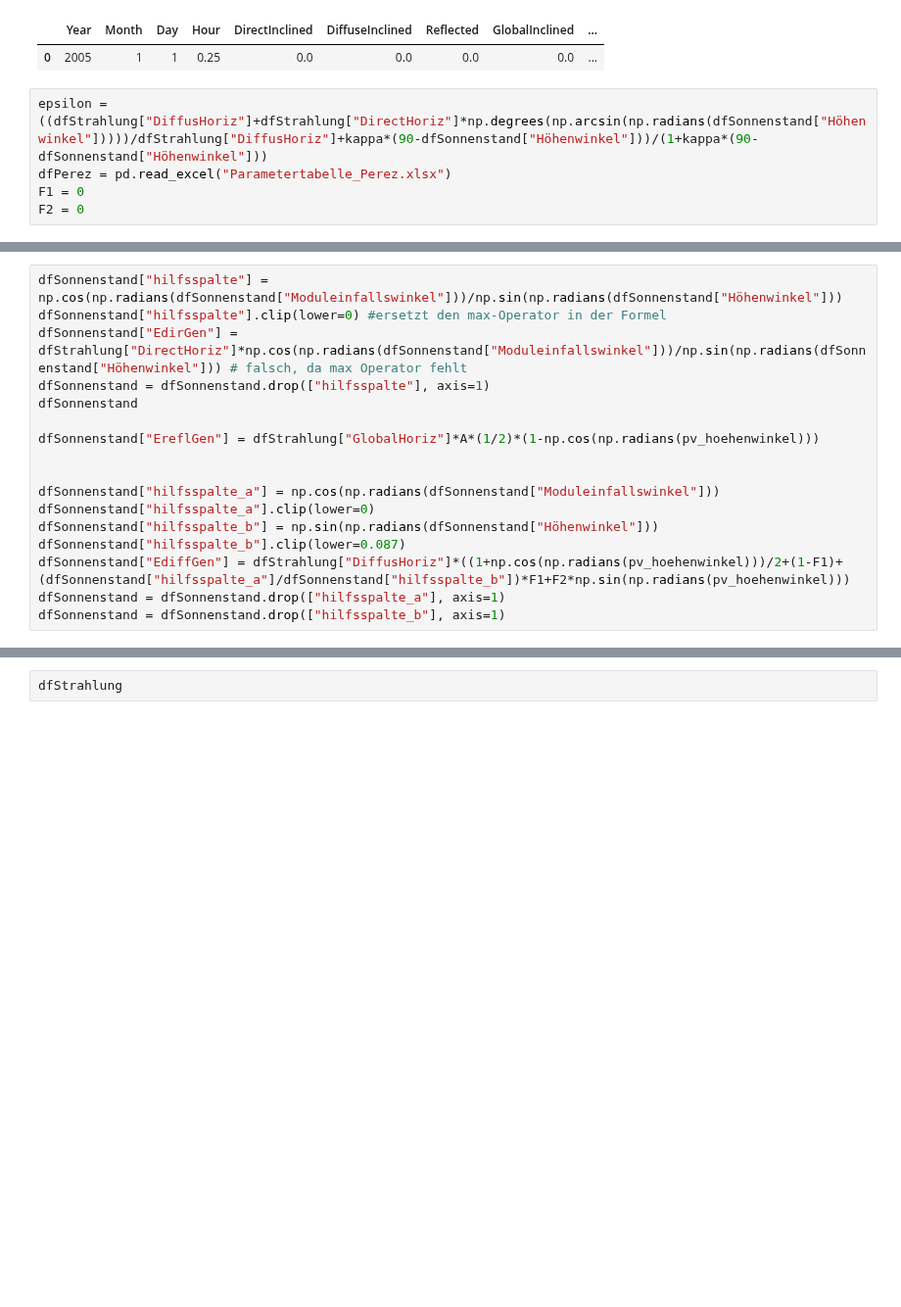
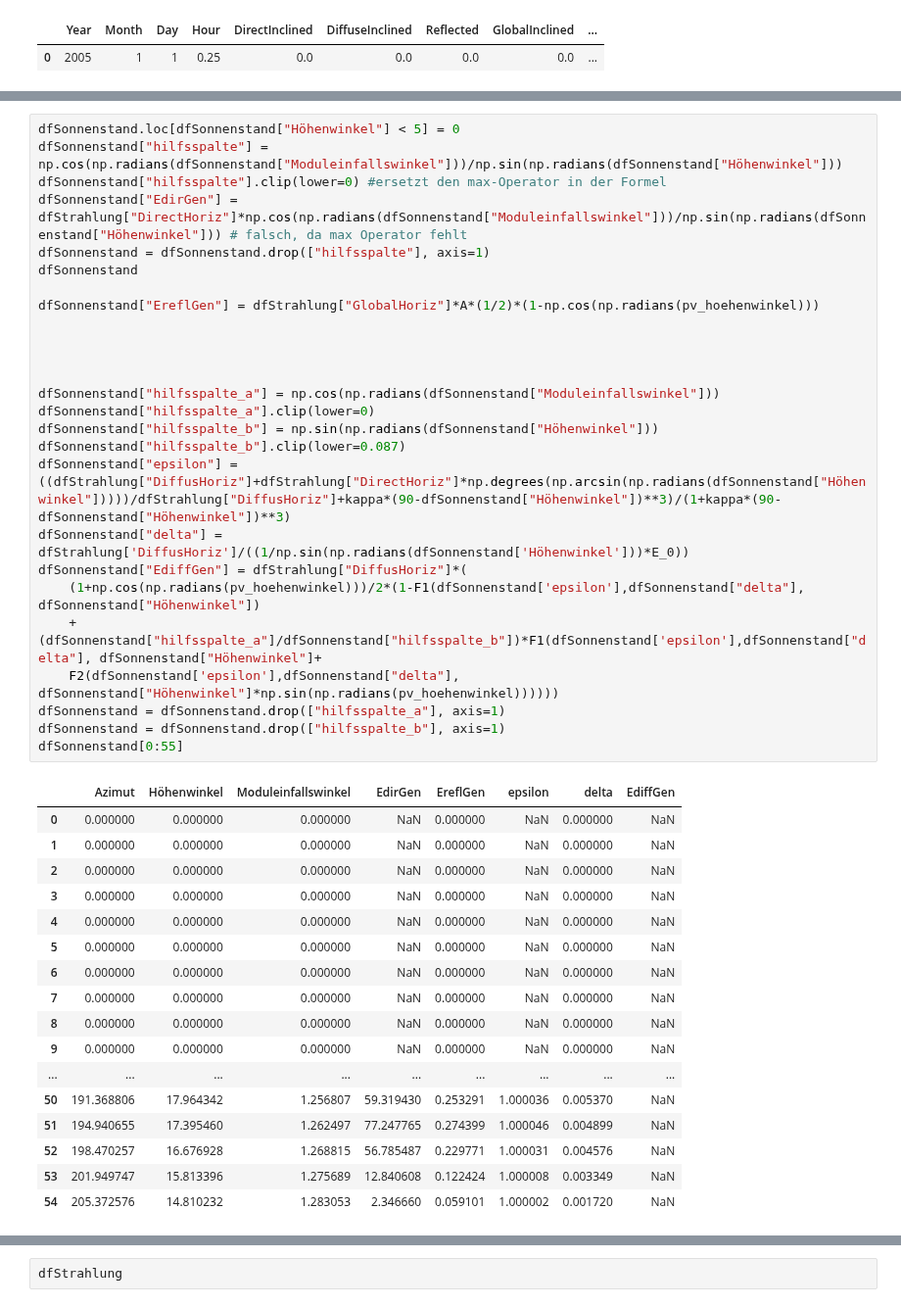
Before and after one commit to AhmedAkhi/1.UE_FV, a Jupyter notebook: UE1_Gruppe2.ipynb, the cells around one changed output, grey strips where cells are left out. Shown at 98% size. Saved outputs shown, nothing was run; the diff lists cells and outputs as text; blank space fills up the shorter version.

Commit message:
Formeln für die verschiedenen Energien implementiert. Probleme bei niedrigen Sonnen-Höhenwinkeln

```diff
--- a/UE1_Gruppe2.ipynb
+++ b/UE1_Gruppe2.ipynb
@@ -162,8 +162,3 @@ dfStrahlung[0:1]
 # %% [output]
 |  | Year | Month | Day | Hour | DirectInclined | DiffuseInclined | Reflected | GlobalInclined | ... |
 | 0 | 2005 | 1 | 1 | 0.25 | 0.0 | 0.0 | 0.0 | 0.0 | ... |
-# %%
-epsilon = ((dfStrahlung["DiffusHoriz"]+dfStrahlung["DirectHoriz"]*np.degrees(np.arcsin(np.radians(dfSonnenstand["Höhenwinkel"]))))/dfStrahlung["DiffusHoriz"]+kappa*(90-dfSonnenstand["Höhenwinkel"]))/(1+kappa*(90-dfSonnenstand["Höhenwinkel"]))
-dfPerez = pd.read_excel("Parametertabelle_Perez.xlsx")
-F1 = 0
-F2 = 0
@@ -170,20 +276,47 @@ F2 = 0
 # %%
+dfSonnenstand.loc[dfSonnenstand["Höhenwinkel"] < 5] = 0
 dfSonnenstand["hilfsspalte"] = np.cos(np.radians(dfSonnenstand["Moduleinfallswinkel"]))/np.sin(np.radians(dfSonnenstand["Höhenwinkel"]))
 dfSonnenstand["hilfsspalte"].clip(lower=0) #ersetzt den max-Operator in der Formel
 dfSonnenstand["EdirGen"] = dfStrahlung["DirectHoriz"]*np.cos(np.radians(dfSonnenstand["Moduleinfallswinkel"]))/np.sin(np.radians(dfSonnenstand["Höhenwinkel"])) # falsch, da max Operator fehlt
 dfSonnenstand = dfSonnenstand.drop(["hilfsspalte"], axis=1)
 dfSonnenstand
 
 dfSonnenstand["EreflGen"] = dfStrahlung["GlobalHoriz"]*A*(1/2)*(1-np.cos(np.radians(pv_hoehenwinkel)))
 
 
+
+
 dfSonnenstand["hilfsspalte_a"] = np.cos(np.radians(dfSonnenstand["Moduleinfallswinkel"]))
 dfSonnenstand["hilfsspalte_a"].clip(lower=0)
 dfSonnenstand["hilfsspalte_b"] = np.sin(np.radians(dfSonnenstand["Höhenwinkel"]))
 dfSonnenstand["hilfsspalte_b"].clip(lower=0.087)
-dfSonnenstand["EdiffGen"] = dfStrahlung["DiffusHoriz"]*((1+np.cos(np.radians(pv_hoehenwinkel)))/2+(1-F1)+(dfSonnenstand["hilfsspalte_a"]/dfSonnenstand["hilfsspalte_b"])*F1+F2*np.sin(np.radians(pv_hoehenwinkel)))
+dfSonnenstand["epsilon"] = ((dfStrahlung["DiffusHoriz"]+dfStrahlung["DirectHoriz"]*np.degrees(np.arcsin(np.radians(dfSonnenstand["Höhenwinkel"]))))/dfStrahlung["DiffusHoriz"]+kappa*(90-dfSonnenstand["Höhenwinkel"])**3)/(1+kappa*(90-dfSonnenstand["Höhenwinkel"])**3)
+dfSonnenstand["delta"] = dfStrahlung['DiffusHoriz']/((1/np.sin(np.radians(dfSonnenstand['Höhenwinkel']))*E_0))
+dfSonnenstand["EdiffGen"] = dfStrahlung["DiffusHoriz"]*(
+    (1+np.cos(np.radians(pv_hoehenwinkel)))/2*(1-F1(dfSonnenstand['epsilon'],dfSonnenstand["delta"], dfSonnenstand["Höhenwinkel"])
+    +(dfSonnenstand["hilfsspalte_a"]/dfSonnenstand["hilfsspalte_b"])*F1(dfSonnenstand['epsilon'],dfSonnenstand["delta"], dfSonnenstand["Höhenwinkel"]+
+    F2(dfSonnenstand['epsilon'],dfSonnenstand["delta"], dfSonnenstand["Höhenwinkel"]*np.sin(np.radians(pv_hoehenwinkel))))))
 dfSonnenstand = dfSonnenstand.drop(["hilfsspalte_a"], axis=1)
 dfSonnenstand = dfSonnenstand.drop(["hilfsspalte_b"], axis=1)
+dfSonnenstand[0:55]
+# %% [output]
+|  | Azimut | Höhenwinkel | Moduleinfallswinkel | EdirGen | EreflGen | epsilon | delta | EdiffGen |
+| 0 | 0.000000 | 0.000000 | 0.000000 | NaN | 0.000000 | NaN | 0.000000 | NaN |
+| 1 | 0.000000 | 0.000000 | 0.000000 | NaN | 0.000000 | NaN | 0.000000 | NaN |
+| 2 | 0.000000 | 0.000000 | 0.000000 | NaN | 0.000000 | NaN | 0.000000 | NaN |
+| 3 | 0.000000 | 0.000000 | 0.000000 | NaN | 0.000000 | NaN | 0.000000 | NaN |
+| 4 | 0.000000 | 0.000000 | 0.000000 | NaN | 0.000000 | NaN | 0.000000 | NaN |
+| 5 | 0.000000 | 0.000000 | 0.000000 | NaN | 0.000000 | NaN | 0.000000 | NaN |
+| 6 | 0.000000 | 0.000000 | 0.000000 | NaN | 0.000000 | NaN | 0.000000 | NaN |
+| 7 | 0.000000 | 0.000000 | 0.000000 | NaN | 0.000000 | NaN | 0.000000 | NaN |
+| 8 | 0.000000 | 0.000000 | 0.000000 | NaN | 0.000000 | NaN | 0.000000 | NaN |
+| 9 | 0.000000 | 0.000000 | 0.000000 | NaN | 0.000000 | NaN | 0.000000 | NaN |
+| ... | ... | ... | ... | ... | ... | ... | ... | ... |
+| 50 | 191.368806 | 17.964342 | 1.256807 | 59.319430 | 0.253291 | 1.000036 | 0.005370 | NaN |
+| 51 | 194.940655 | 17.395460 | 1.262497 | 77.247765 | 0.274399 | 1.000046 | 0.004899 | NaN |
+| 52 | 198.470257 | 16.676928 | 1.268815 | 56.785487 | 0.229771 | 1.000031 | 0.004576 | NaN |
+| 53 | 201.949747 | 15.813396 | 1.275689 | 12.840608 | 0.122424 | 1.000008 | 0.003349 | NaN |
+| 54 | 205.372576 | 14.810232 | 1.283053 | 2.346660 | 0.059101 | 1.000002 | 0.001720 | NaN |
 # %%
 def Zeitgleichung(delta, rho, n, mez, laengengrad, breitengrad):
     """
```
Also changed, not shown: parts of 2 cells of this notebook.
